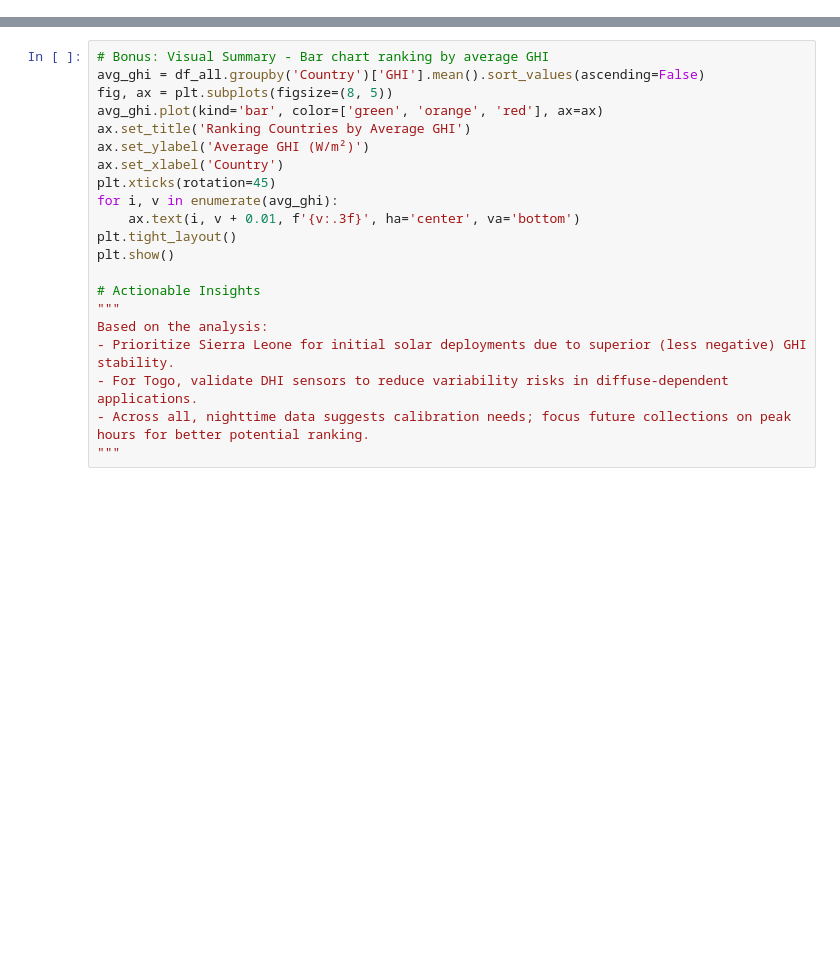
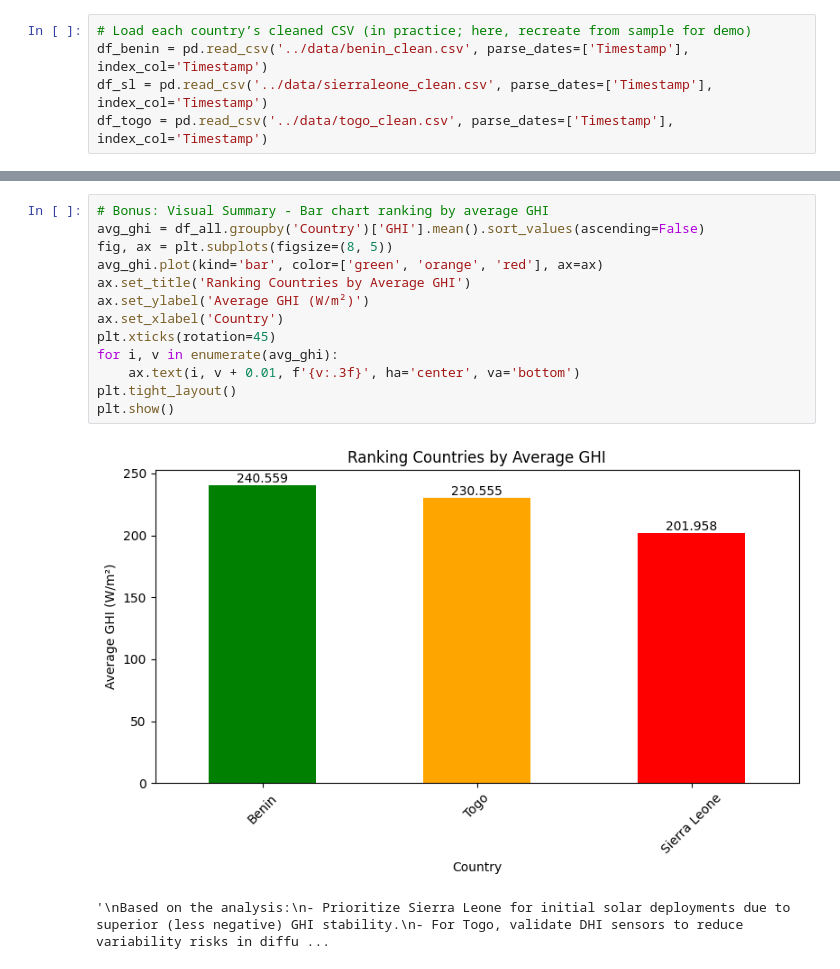
Before and after one commit to EyasuTew/solar-challenge-week0, a Jupyter notebook: notebooks/compare_countries.ipynb, the cells around one changed output, grey strips where cells are left out. Drawn from its saved outputs; the diff is of its cells as text; blank space fills up the shorter version.

```diff
--- a/notebooks/compare_countries.ipynb
+++ b/notebooks/compare_countries.ipynb
@@ -34 +14,6 @@ df_benin = pd.DataFrame(data_benin).set_index('Timestamp')
+# %%
+# Load each country’s cleaned CSV (in practice; here, recreate from sample for demo)
+df_benin = pd.read_csv('../data/benin_clean.csv', parse_dates=['Timestamp'], index_col='Timestamp')
+df_sl = pd.read_csv('../data/sierraleone_clean.csv', parse_dates=['Timestamp'], index_col='Timestamp')
+df_togo = pd.read_csv('../data/togo_clean.csv', parse_dates=['Timestamp'], index_col='Timestamp')
 # %%
@@ -102,21 +111,16 @@ Key Observations:
 # %%
 # Bonus: Visual Summary - Bar chart ranking by average GHI
 avg_ghi = df_all.groupby('Country')['GHI'].mean().sort_values(ascending=False)
 fig, ax = plt.subplots(figsize=(8, 5))
 avg_ghi.plot(kind='bar', color=['green', 'orange', 'red'], ax=ax)
 ax.set_title('Ranking Countries by Average GHI')
 ax.set_ylabel('Average GHI (W/m²)')
 ax.set_xlabel('Country')
 plt.xticks(rotation=45)
 for i, v in enumerate(avg_ghi):
     ax.text(i, v + 0.01, f'{v:.3f}', ha='center', va='bottom')
 plt.tight_layout()
 plt.show()
-
-# Actionable Insights
-"""
-Based on the analysis:
-- Prioritize Sierra Leone for initial solar deployments due to superior (less negative) GHI stability.
-- For Togo, validate DHI sensors to reduce variability risks in diffuse-dependent applications.
-- Across all, nighttime data suggests calibration needs; focus future collections on peak hours for better potential ranking.
-"""
+# %% [output]
+[figure, added]
+'\nBased on the analysis:\n- Prioritize Sierra Leone for initial solar deployments due to superior (less negative) GHI stability.\n- For Togo, validate DHI sensors to reduce variability risks in diffu ...
```
Also changed, not shown: parts of 7 cells of this notebook.
